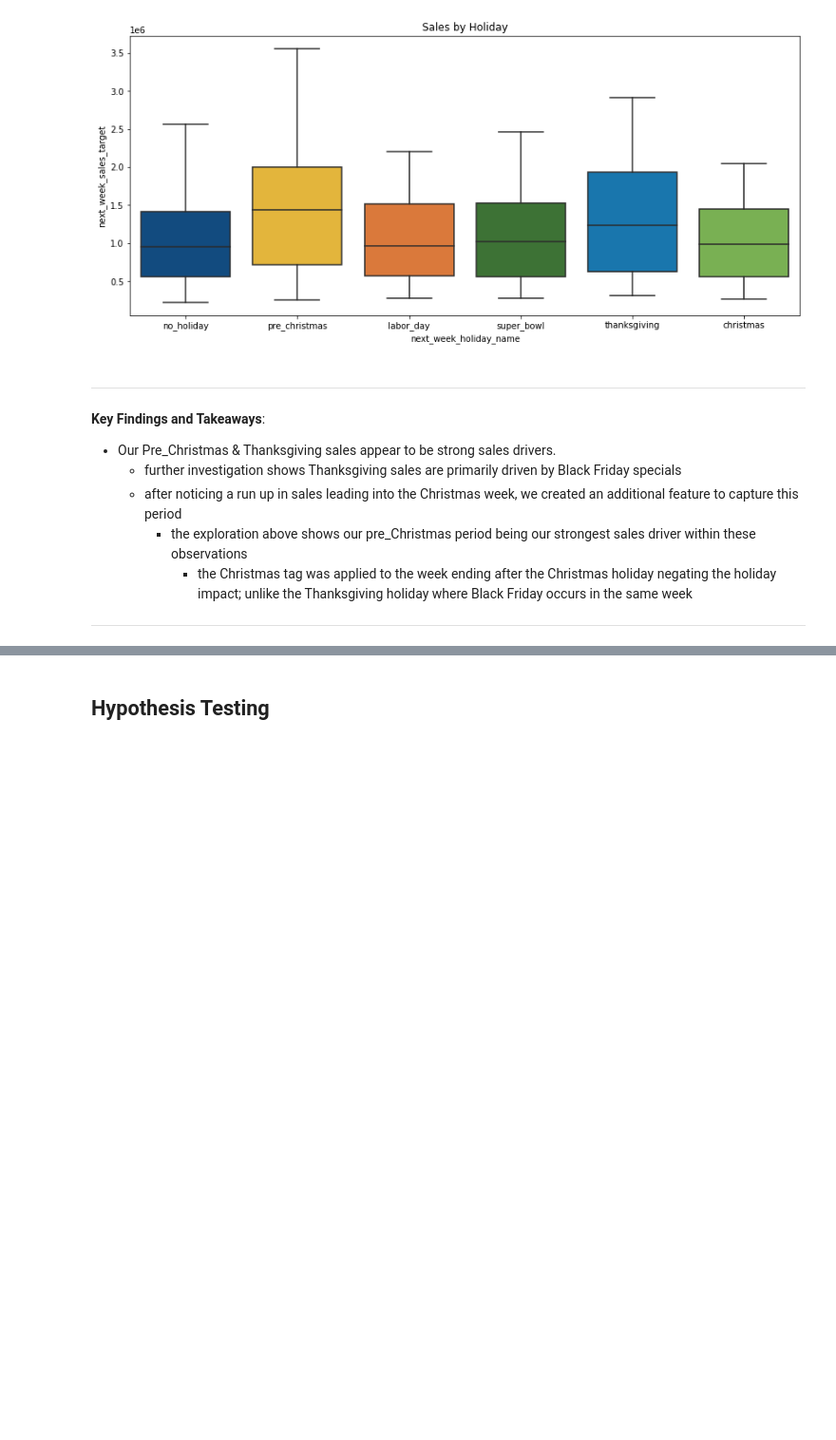
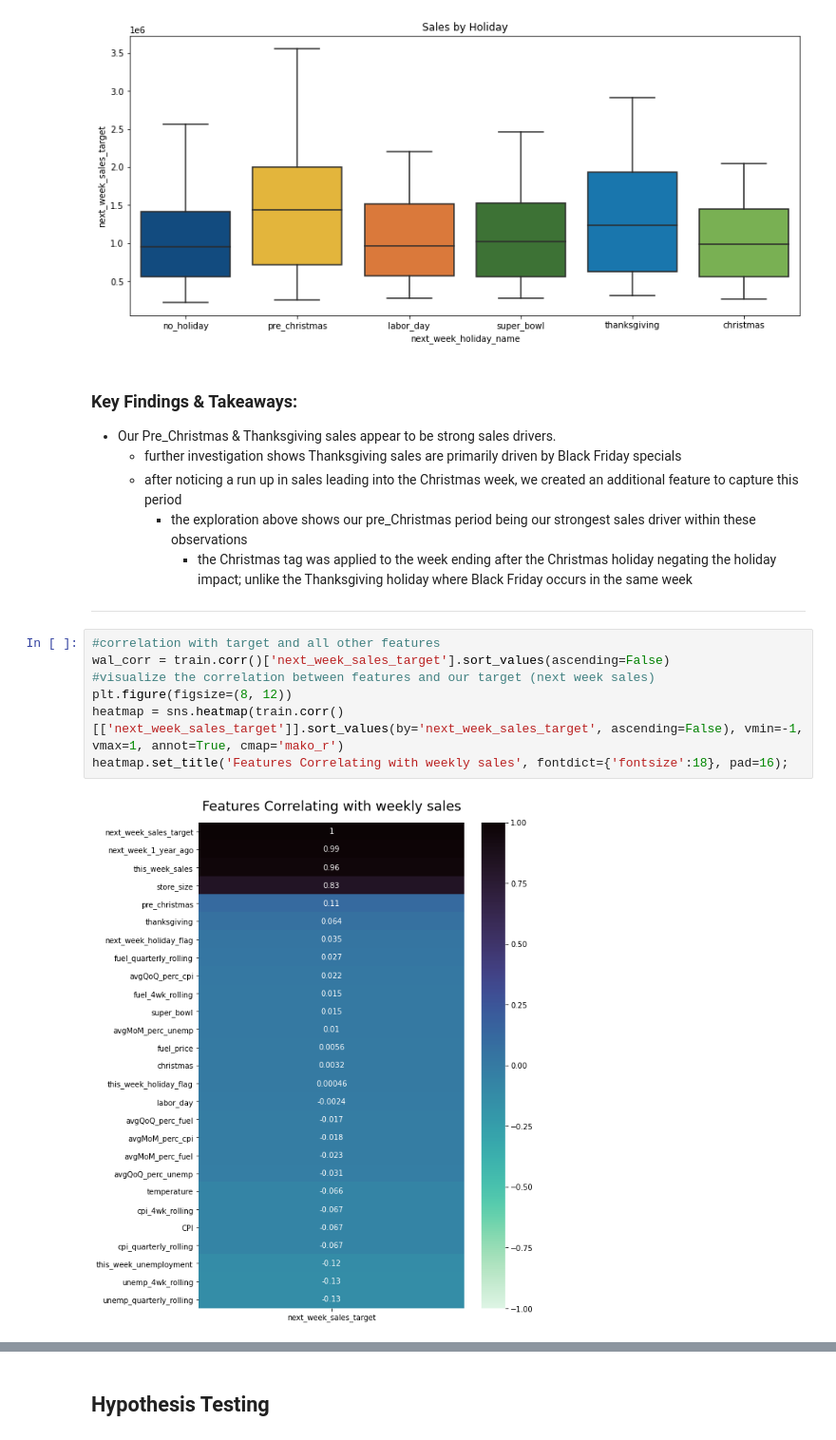
Before and after one commit to Attention-Walmart-Shoppers/capstone, a Jupyter notebook: final_notebook_draft.ipynb, the cells around one changed output, grey strips where cells are left out. Shown at 95% size. Drawn from its saved outputs; the diff is of its cells as text; blank space fills up the shorter version.

```diff
--- a/final_notebook_draft.ipynb
+++ b/final_notebook_draft.ipynb
@@ -151,11 +200,19 @@ plt.show()
 # %% [output]
 [figure]
 # %% [markdown]
-***
-**Key Findings and Takeaways**:
+### Key Findings & Takeaways:
 * Our Pre_Christmas & Thanksgiving sales appear to be strong sales drivers.
     * further investigation shows Thanksgiving sales are primarily driven by Black Friday specials
     * after noticing a run up in sales leading into the Christmas week, we created an additional feature to capture this period
         * the exploration above shows our pre_Christmas period being our strongest sales driver within these observations
             * the Christmas tag was applied to the week ending after the Christmas holiday negating the holiday impact; unlike the Thanksgiving holiday where Black Friday occurs in the same week
 ***
+# %%
+#correlation with target and all other features
+wal_corr = train.corr()['next_week_sales_target'].sort_values(ascending=False)
+#visualize the correlation between features and our target (next week sales)
+plt.figure(figsize=(8, 12))
+heatmap = sns.heatmap(train.corr()[['next_week_sales_target']].sort_values(by='next_week_sales_target', ascending=False), vmin=-1, vmax=1, annot=True, cmap='mako_r')
+heatmap.set_title('Features Correlating with weekly sales', fontdict={'fontsize':18}, pad=16);
+# %% [output]
+[figure, added]
```
Also changed, not shown: parts of 55 cells of this notebook.
